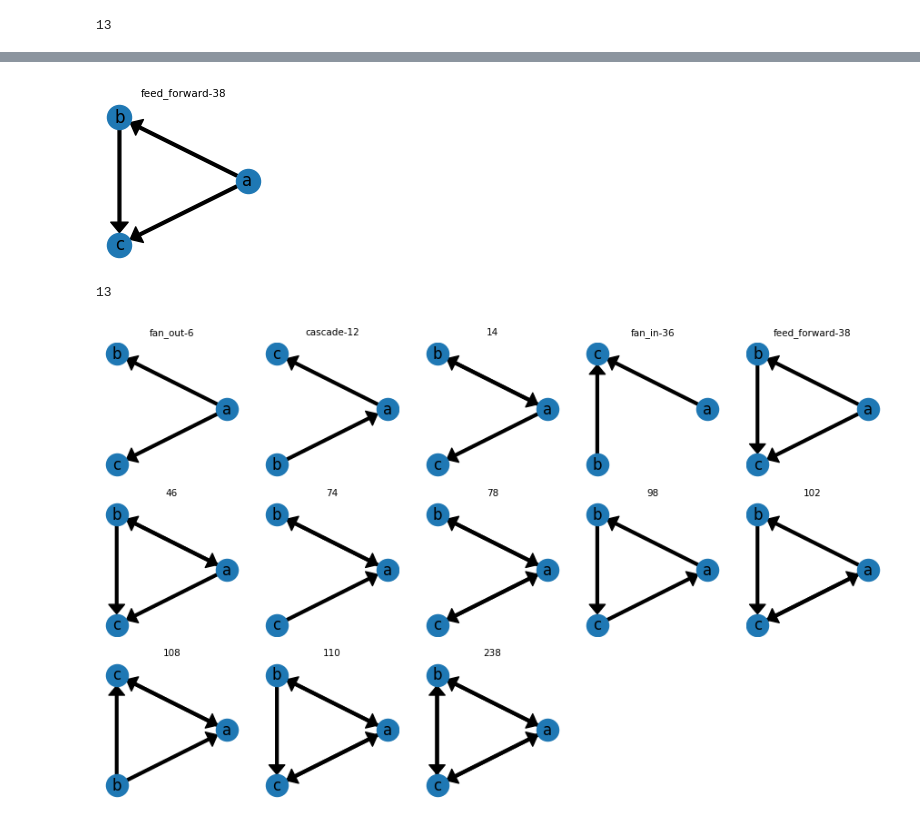
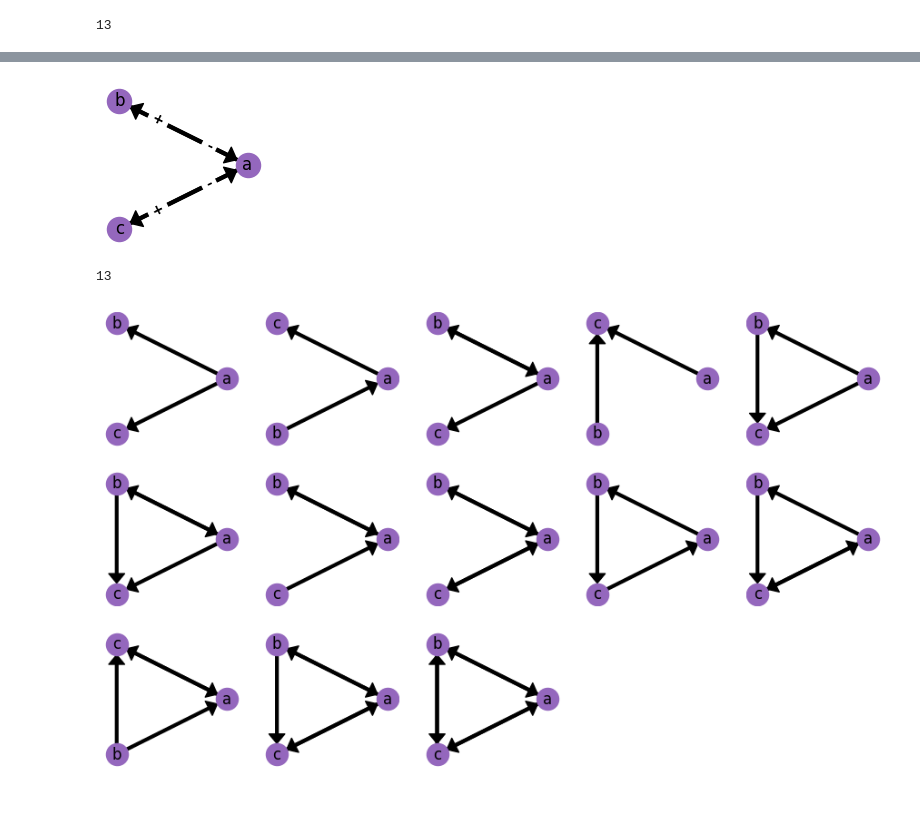
Before and after one commit to deangeckt/network_motifs, a Jupyter notebook: post_motif_analysis/presentations.ipynb, the cells around one changed output, grey strips where cells are left out. Drawn from its saved outputs; the diff is of its cells as text; code cells hidden in the pictures.

```diff
--- a/post_motif_analysis/presentations.ipynb
+++ b/post_motif_analysis/presentations.ipynb
@@ -31,6 +31,22 @@ for sub_id in isomorphic_graphs:
 len(motifs)
 # %% [output]
 13
+# %%
+three_sub_graphs_mapping = {
+    14: "mutual out",
+    38: "feed forward",
+    46: "regulating mutual",
+    74: "mutual in",
+    78: "bi-mutual",
+    102: "mutual cascade",
+    108: "regulated mutual",
+    110: "semi clique",
+    6: "fan out",
+    12: "cascade",
+    36: "fan in",
+    98: "feed backward",
+    238: "clique"
+}
 # %%
 from matplotlib.patches import ArrowStyle
 
@@ -39,12 +55,13 @@ as_ = ArrowStyle("simple", head_length=1.5, head_width=2.5, tail_width=.4)
 def draw_motif(motif: Motif, ax):
     ax.axis('off')
 
-    title = f'{motif.name.value}-{motif.id}' if motif.name.value != MotifName.na else motif.id
-    ax.set_title(title, fontsize=7.5)
+    # title = f'{motif.name.value}-{motif.id}' if motif.name.value != MotifName.na else motif.id
+    title = three_sub_graphs_mapping[motif.id]
+    # ax.set_title(title, fontsize=7.5)
 
     graph = nx.DiGraph(motif.role_pattern)
     pos = nx.circular_layout(graph)
-    nx.draw_networkx(graph, pos, ax=ax,  arrowsize=5, arrowstyle=as_)
+    nx.draw_networkx(graph, pos, ax=ax,  arrowsize=5, arrowstyle=as_, node_color='#9467bd')
 
     if motif.polarity:
         for role, pol in zip(motif.role_pattern, motif.polarity):
@@ -65,9 +80,11 @@ draw_motif(create_base_motif(44, 3), ax)
 # %%
 fig, ax = plt.subplots(nrows=1, ncols=1, figsize=(2, 2))
-
-draw_motif(create_base_motif(38, 3), ax)
+pol_motif = create_base_motif(78, 3)
+pol_motif.polarity = ['+', '+', '-', '-']
+draw_motif(pol_motif, ax)
+# fig.savefig("pol_78.svg")
 # %% [output]
-[figure, old version]
+[figure, new version]
 # %%
 len(motifs[:14])
 # %% [output]
@@ -85,8 +102,8 @@ for idx, motif in enumerate(motifs[:14]):
     draw_motif(motif, ax[row][col])
 ax[-1][-1].remove()
 ax[-1][-2].remove()
-fig.savefig("k3.svg")
+# fig.savefig("k3.svg")
 # %% [output]
-[figure, old version]
+[figure, new version]
 # %%
 create_base_motif(38, 3).adj_mat
```
Also changed, not shown: parts of 3 cells of this notebook, 4 other files.
